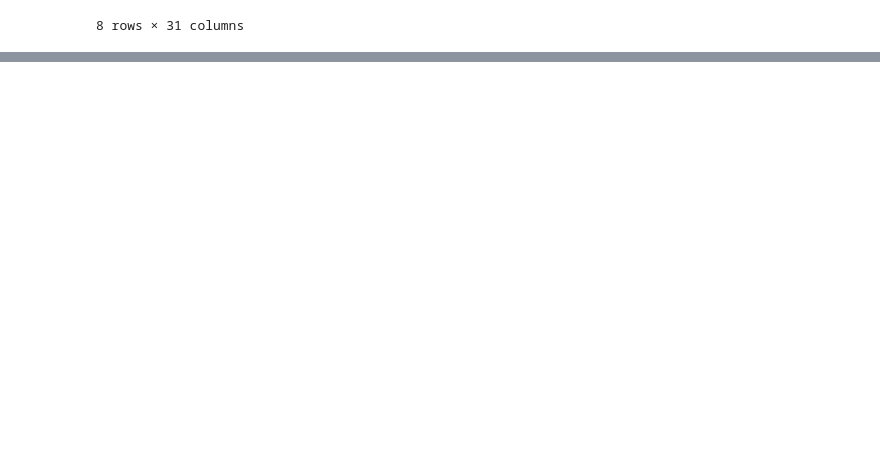
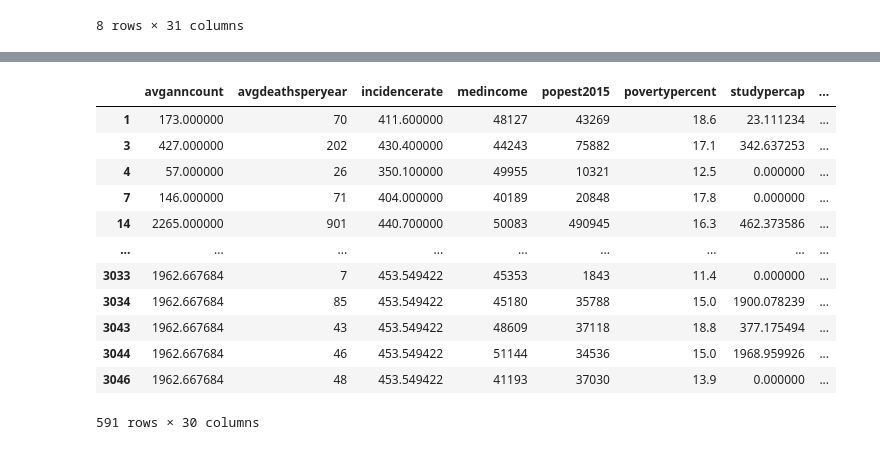
Before and after one commit to oluwasegun88/Least_square_regression_model, a Jupyter notebook: Untitled.ipynb, the cells around one changed output, grey strips where cells are left out. Drawn from its saved outputs; the diff is of its cells as text; code cells hidden in the pictures; blank space fills up the shorter version.

```diff
--- a/Untitled.ipynb
+++ b/Untitled.ipynb
@@ -114,0 +132,3 @@ hlt_records_dropped.shape
+# %%
+df1 = hlt_records_dropped.drop(columns=['binnedinc', 'geography'], axis=1)
+df1.info()
@@ -114,0 +153,19 @@ hlt_records_dropped.shape
+# %%
+y =df1 ["target_deathrate"]
+x = df1.drop(columns=["target_deathrate"])
+# %%
+x
+# %% [output]
+|  | avganncount | avgdeathsperyear | incidencerate | medincome | popest2015 | povertypercent | studypercap | ... |
+| 1 | 173.000000 | 70 | 411.600000 | 48127 | 43269 | 18.6 | 23.111234 | ... |
+| 3 | 427.000000 | 202 | 430.400000 | 44243 | 75882 | 17.1 | 342.637253 | ... |
+| 4 | 57.000000 | 26 | 350.100000 | 49955 | 10321 | 12.5 | 0.000000 | ... |
+| 7 | 146.000000 | 71 | 404.000000 | 40189 | 20848 | 17.8 | 0.000000 | ... |
+| 14 | 2265.000000 | 901 | 440.700000 | 50083 | 490945 | 16.3 | 462.373586 | ... |
+| ... | ... | ... | ... | ... | ... | ... | ... | ... |
+| 3033 | 1962.667684 | 7 | 453.549422 | 45353 | 1843 | 11.4 | 0.000000 | ... |
+| 3034 | 1962.667684 | 85 | 453.549422 | 45180 | 35788 | 15.0 | 1900.078239 | ... |
+| 3043 | 1962.667684 | 43 | 453.549422 | 48609 | 37118 | 18.8 | 377.175494 | ... |
+| 3044 | 1962.667684 | 46 | 453.549422 | 51144 | 34536 | 15.0 | 1968.959926 | ... |
+| 3046 | 1962.667684 | 48 | 453.549422 | 41193 | 37030 | 13.9 | 0.000000 | ... |
+591 rows × 30 columns
```
Also changed, not shown: parts of 15 cells of this notebook.
